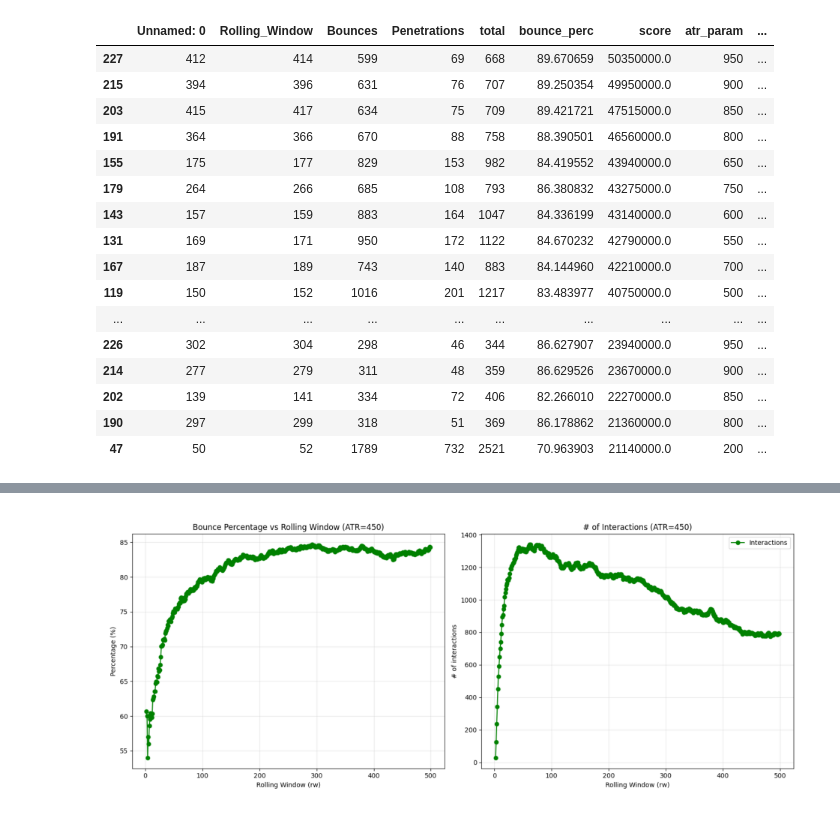
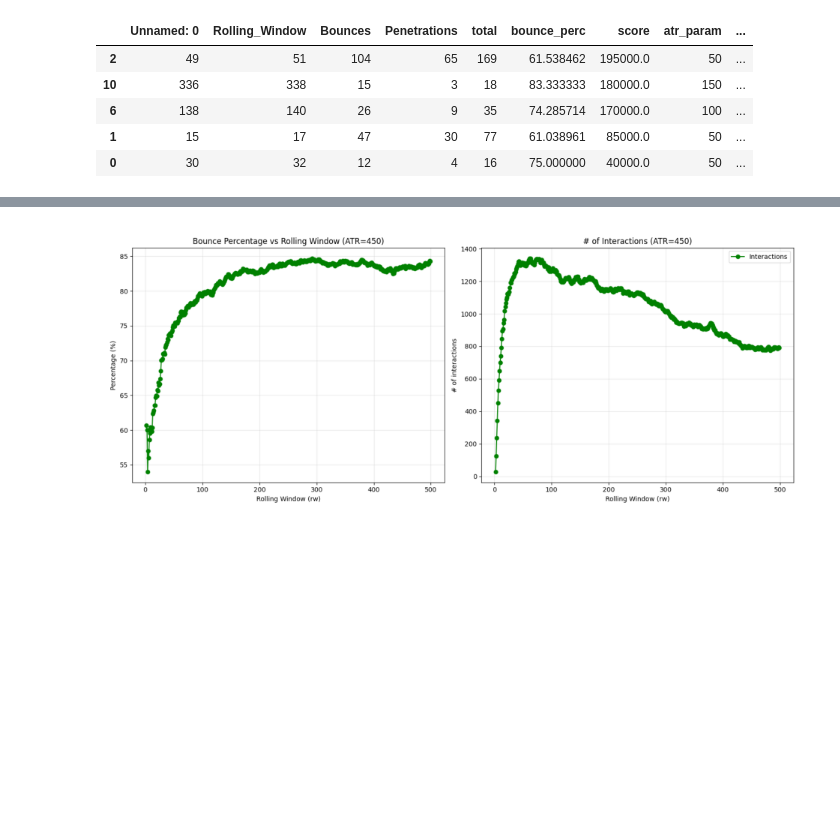
Before and after one commit to b-temirov/almaty-lake-capital, a Jupyter notebook: bot/strategy/discovery/bounce_experiment.ipynb, the cells around one changed output, grey strips where cells are left out. Saved outputs shown, nothing was run; the diff lists cells and outputs as text; code cells hidden in the pictures; blank space fills up the shorter version.

```diff
--- a/bot/strategy/discovery/bounce_experiment.ipynb
+++ b/bot/strategy/discovery/bounce_experiment.ipynb
@@ -2,9 +2,8 @@
 from pathlib import Path
 import pandas as pd
 
-freqs = ['1d', '12h', '8h', '6h', '4h', '2h', '1h', '30m', '15m', '5m', '3m', '1m']
+freqs = ['30m', '15m', '5m', '3m', '1m']
 atrs = [i for i in range(50, 1000, 50)]
-
 
 all_best_scores = []
 
@@ -18,7 +17,7 @@ for atr in atrs:
 
             # Find the best row
             best_idx = df['bounce_perc'].idxmin()
-            best_row = df.loc[[best_idx]].copy() # Using [[]] keeps it as a DataFrame
+            best_row = df.loc[[best_idx]].copy()
 
             # Add metadata columns
             best_row['atr_param'] = atr
@@ -55,9 +43,8 @@ final_leaderboard.head(20)
 from pathlib import Path
 import pandas as pd
 
-freqs = ['1d', '12h', '8h', '6h', '4h', '2h', '1h', '30m', '15m', '5m', '3m', '1m']
+freqs = ['30m', '15m', '5m', '3m', '1m']
 atrs = [i for i in range(50, 1000, 50)]
-
 
 all_best_scores = []
 
@@ -86,25 +73,14 @@ final_leaderboard = pd.concat(all_best_scores, ignore_index=True)
 # Sort by score
 final_leaderboard = final_leaderboard.sort_values('score', ascending=False)
 # %%
-final_leaderboard.head(20)
+final_leaderboard.tail(5)
 # %% [output]
 |  | Unnamed: 0 | Rolling_Window | Bounces | Penetrations | total | bounce_perc | score | atr_param | ... |
-| 227 | 412 | 414 | 599 | 69 | 668 | 89.670659 | 50350000.0 | 950 | ... |
-| 215 | 394 | 396 | 631 | 76 | 707 | 89.250354 | 49950000.0 | 900 | ... |
-| 203 | 415 | 417 | 634 | 75 | 709 | 89.421721 | 47515000.0 | 850 | ... |
-| 191 | 364 | 366 | 670 | 88 | 758 | 88.390501 | 46560000.0 | 800 | ... |
-| 155 | 175 | 177 | 829 | 153 | 982 | 84.419552 | 43940000.0 | 650 | ... |
-| 179 | 264 | 266 | 685 | 108 | 793 | 86.380832 | 43275000.0 | 750 | ... |
-| 143 | 157 | 159 | 883 | 164 | 1047 | 84.336199 | 43140000.0 | 600 | ... |
-| 131 | 169 | 171 | 950 | 172 | 1122 | 84.670232 | 42790000.0 | 550 | ... |
-| 167 | 187 | 189 | 743 | 140 | 883 | 84.144960 | 42210000.0 | 700 | ... |
-| 119 | 150 | 152 | 1016 | 201 | 1217 | 83.483977 | 40750000.0 | 500 | ... |
-| ... | ... | ... | ... | ... | ... | ... | ... | ... | ... |
-| 226 | 302 | 304 | 298 | 46 | 344 | 86.627907 | 23940000.0 | 950 | ... |
-| 214 | 277 | 279 | 311 | 48 | 359 | 86.629526 | 23670000.0 | 900 | ... |
-| 202 | 139 | 141 | 334 | 72 | 406 | 82.266010 | 22270000.0 | 850 | ... |
-| 190 | 297 | 299 | 318 | 51 | 369 | 86.178862 | 21360000.0 | 800 | ... |
-| 47 | 50 | 52 | 1789 | 732 | 2521 | 70.963903 | 21140000.0 | 200 | ... |
+| 2 | 49 | 51 | 104 | 65 | 169 | 61.538462 | 195000.0 | 50 | ... |
+| 10 | 336 | 338 | 15 | 3 | 18 | 83.333333 | 180000.0 | 150 | ... |
+| 6 | 138 | 140 | 26 | 9 | 35 | 74.285714 | 170000.0 | 100 | ... |
+| 1 | 15 | 17 | 47 | 30 | 77 | 61.038961 | 85000.0 | 50 | ... |
+| 0 | 30 | 32 | 12 | 4 | 16 | 75.000000 | 40000.0 | 50 | ... |
 # %%
 from pathlib import Path
 import pandas as pd
```
Also changed, not shown: parts of 3 cells of this notebook, 2 other files.
